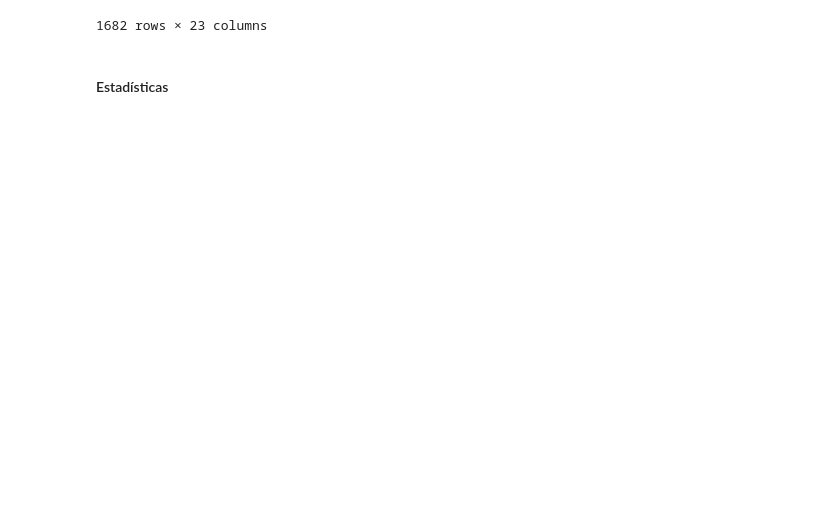
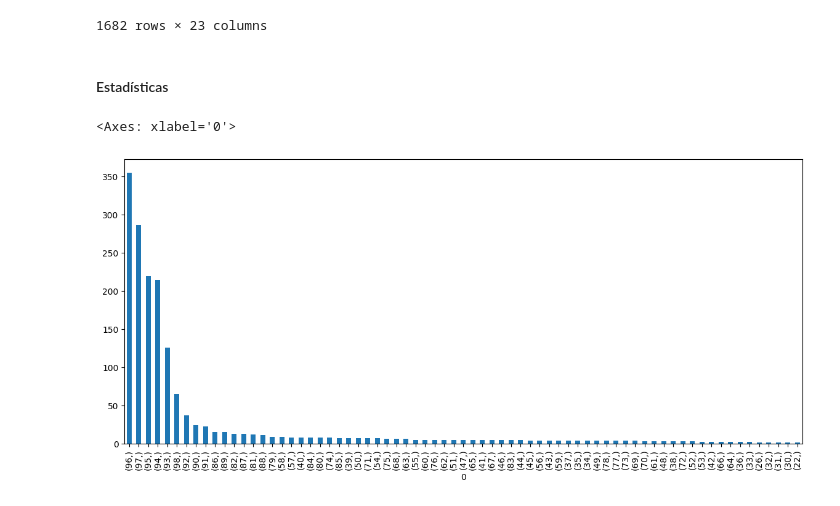
Before and after one commit to andresjaromezuk/tp-integrador-python, a Jupyter notebook: EDA.ipynb, the cells around one changed output. Saved outputs shown, nothing was run; the diff lists cells and outputs as text; code cells hidden in the pictures; blank space fills up the shorter version.

```diff
--- a/EDA.ipynb
+++ b/EDA.ipynb
@@ -92,3 +81,28 @@ peli_1.remove_from_df(new_df)
 1682 rows × 23 columns
 # %% [markdown]
 #### Estadísticas
+# %%
+from datetime import datetime
+
+list = [datetime.strptime(str(x), '%d-%b-%Y') for index, x in enumerate(df_movies['Release Date']) if str(x) != 'nan']
+
+# anio_min = pd.DataFrame(list).min()
+# anio_max = pd.DataFrame(list).max()
+
+# anio_min
+
+# anio_max
+
+df_movies['Release Date']
+
+list_1 = [str(anio)[-2:] for index, anio in enumerate(df_movies['Release Date']) if str(anio) != 'nan']
+
+df = pd.DataFrame(list_1).value_counts()
+
+num_values = len(df)
+plt.figure(figsize=(num_values * 0.2, 6))
+
+df.plot.bar()
+# %% [output]
+<Axes: xlabel='0'>
+[figure, added]
```
Also changed, not shown: parts of 2 cells of this notebook, 2 other files.
